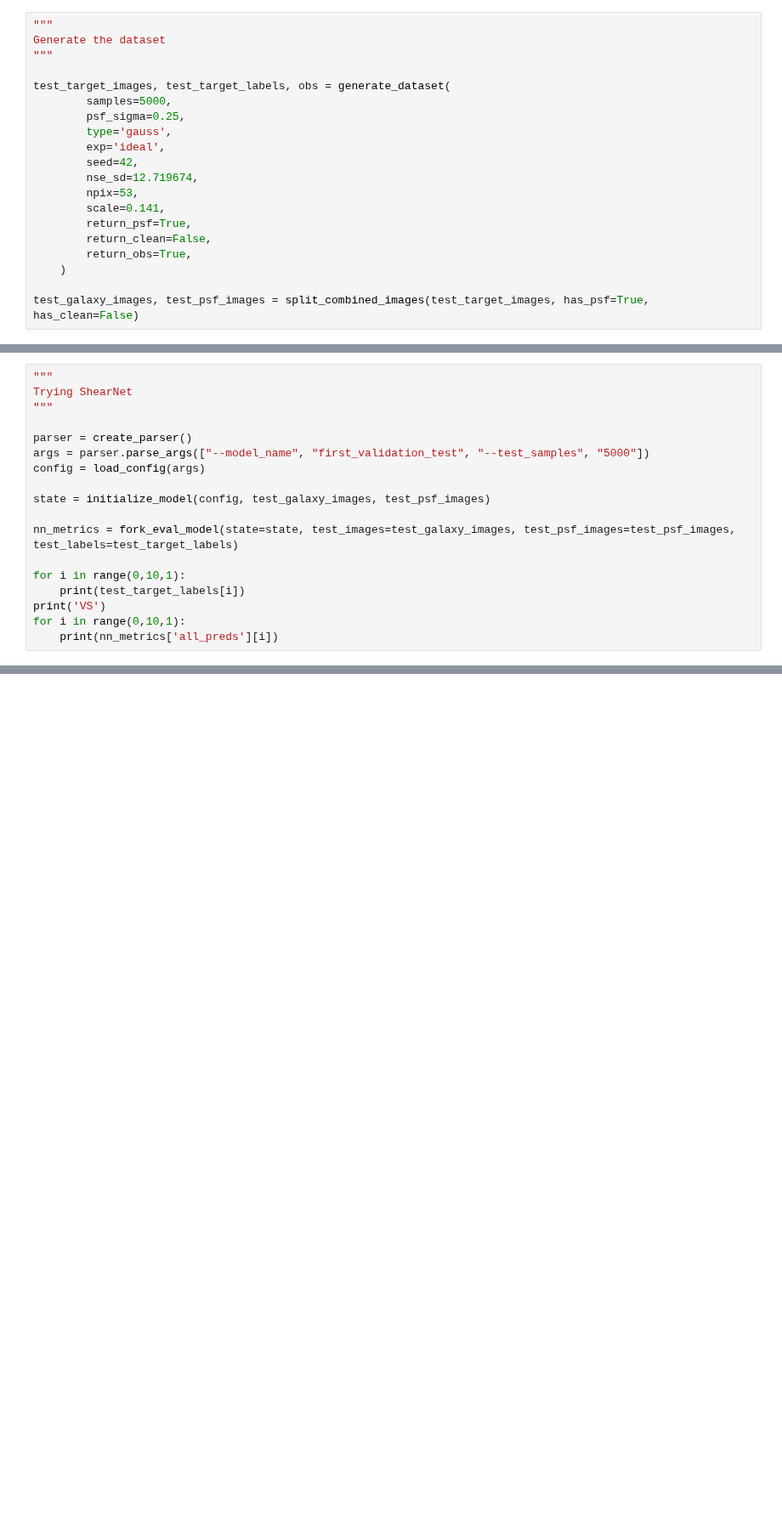
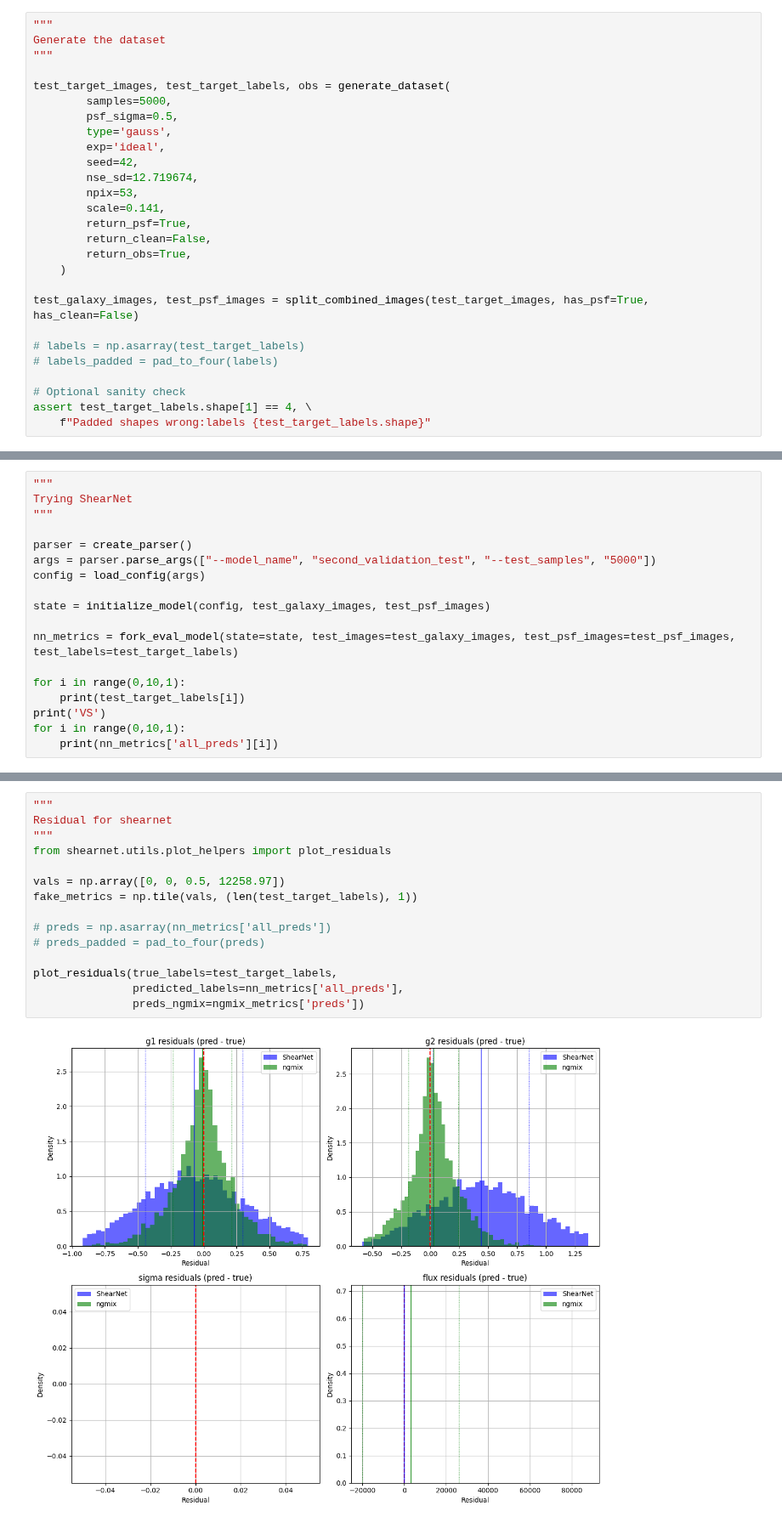
Before and after one commit to s-Sayan/ShearNet, a Jupyter notebook: notebooks/debug_validation_tests.ipynb, the cells around one changed output, grey strips where cells are left out. Shown at 85% size. Saved outputs shown, nothing was run; the diff lists cells and outputs as text; blank space fills up the shorter version.

```diff
--- a/notebooks/debug_validation_tests.ipynb
+++ b/notebooks/debug_validation_tests.ipynb
@@ -15,7 +58,7 @@ Generate the dataset
 
 test_target_images, test_target_labels, obs = generate_dataset(
         samples=5000,
-        psf_sigma=0.25,
+        psf_sigma=0.5,
         type='gauss',
         exp='ideal',
         seed=42,
@@ -28,6 +71,13 @@ test_target_images, test_target_labels, obs = generate_dataset(
     )
 
 test_galaxy_images, test_psf_images = split_combined_images(test_target_images, has_psf=True, has_clean=False)
+
+# labels = np.asarray(test_target_labels)
+# labels_padded = pad_to_four(labels)
+
+# Optional sanity check
+assert test_target_labels.shape[1] == 4, \
+    f"Padded shapes wrong:labels {test_target_labels.shape}"
 # %%
 """
 Analyze the predicted flux of ngmix
@@ -64,7 +114,7 @@ Trying ShearNet
 """
 
 parser = create_parser()
-args = parser.parse_args(["--model_name", "first_validation_test", "--test_samples", "5000"])
+args = parser.parse_args(["--model_name", "second_validation_test", "--test_samples", "5000"])
 config = load_config(args)
 
 state = initialize_model(config, test_galaxy_images, test_psf_images)
@@ -96,0 +147,17 @@ model:
+# %%
+"""
+Residual for shearnet
+"""
+from shearnet.utils.plot_helpers import plot_residuals
+
+vals = np.array([0, 0, 0.5, 12258.97])
+fake_metrics = np.tile(vals, (len(test_target_labels), 1))
+
+# preds = np.asarray(nn_metrics['all_preds'])
+# preds_padded = pad_to_four(preds)
+
+plot_residuals(true_labels=test_target_labels,
+               predicted_labels=nn_metrics['all_preds'],
+               preds_ngmix=ngmix_metrics['preds'])
+# %% [output]
+[figure, added]
```
Also changed, not shown: parts of 3 cells of this notebook, 13 other files.
